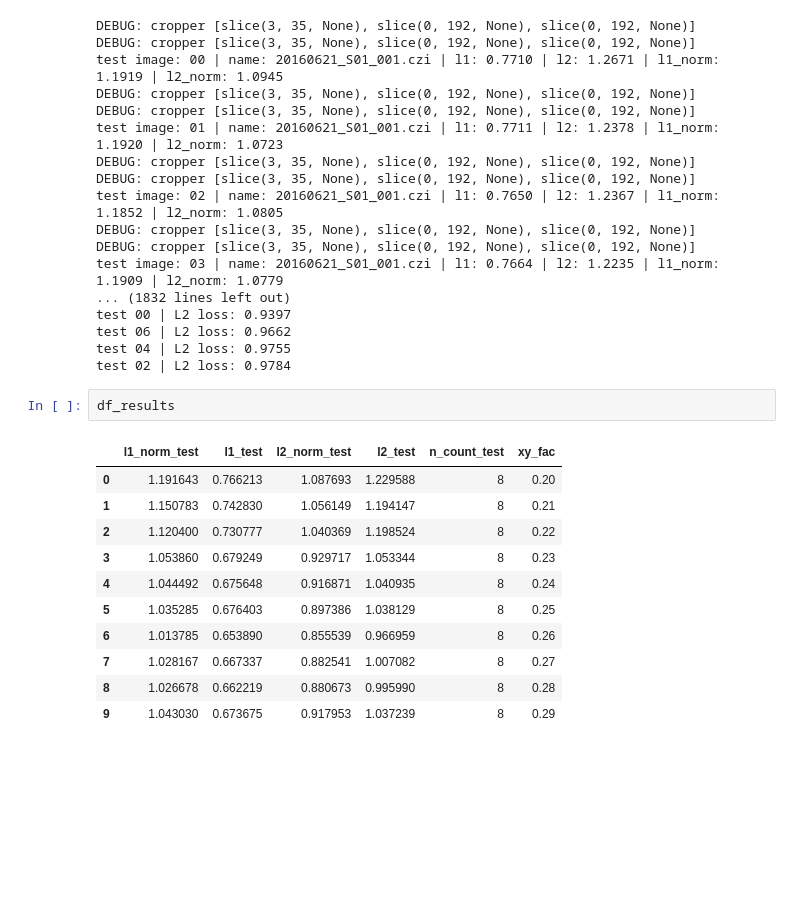
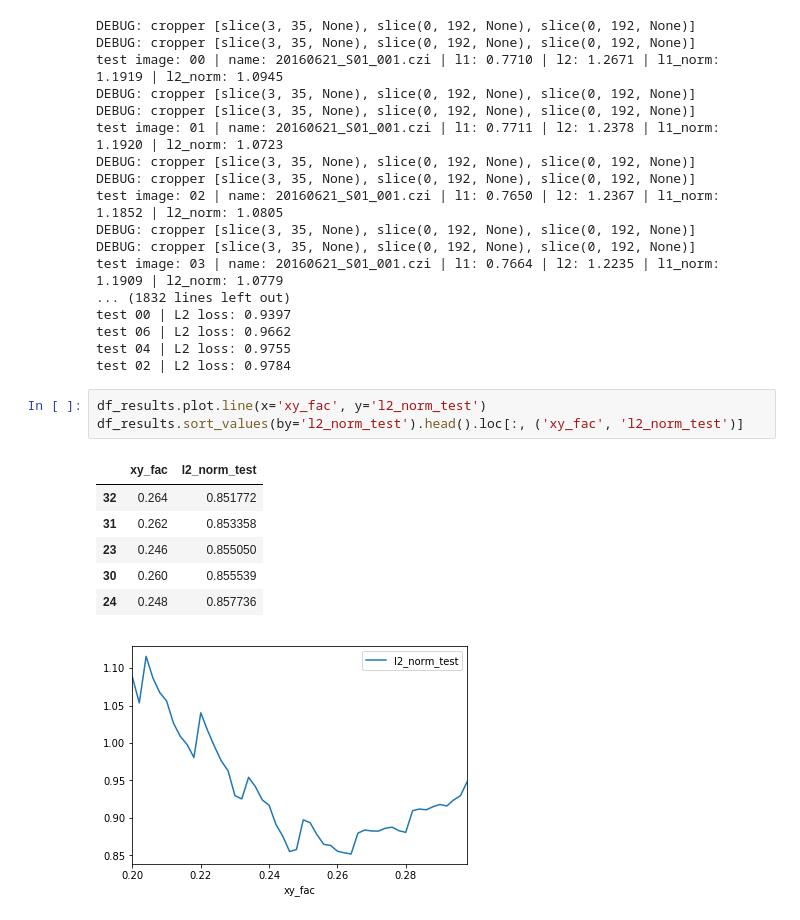
Before and after one commit to AllenCellModeling/pytorch_fnet, a Jupyter notebook: notebooks/scale_check.ipynb, the cells around one changed output. Drawn from its saved outputs; the diff is of its cells as text; blank space fills up the shorter version.

```diff
--- a/notebooks/scale_check.ipynb
+++ b/notebooks/scale_check.ipynb
@@ -106,17 +107,14 @@ test 00 | L2 loss: 0.9397
 test 06 | L2 loss: 0.9662
 test 04 | L2 loss: 0.9755
 test 02 | L2 loss: 0.9784
-# %%
-df_results
-# %% [output]
-|  | l1_norm_test | l1_test | l2_norm_test | l2_test | n_count_test | xy_fac |
-| 0 | 1.191643 | 0.766213 | 1.087693 | 1.229588 | 8 | 0.20 |
-| 1 | 1.150783 | 0.742830 | 1.056149 | 1.194147 | 8 | 0.21 |
-| 2 | 1.120400 | 0.730777 | 1.040369 | 1.198524 | 8 | 0.22 |
-| 3 | 1.053860 | 0.679249 | 0.929717 | 1.053344 | 8 | 0.23 |
-| 4 | 1.044492 | 0.675648 | 0.916871 | 1.040935 | 8 | 0.24 |
-| 5 | 1.035285 | 0.676403 | 0.897386 | 1.038129 | 8 | 0.25 |
-| 6 | 1.013785 | 0.653890 | 0.855539 | 0.966959 | 8 | 0.26 |
-| 7 | 1.028167 | 0.667337 | 0.882541 | 1.007082 | 8 | 0.27 |
-| 8 | 1.026678 | 0.662219 | 0.880673 | 0.995990 | 8 | 0.28 |
-| 9 | 1.043030 | 0.673675 | 0.917953 | 1.037239 | 8 | 0.29 |
+# %%
+df_results.plot.line(x='xy_fac', y='l2_norm_test')
+df_results.sort_values(by='l2_norm_test').head().loc[:, ('xy_fac', 'l2_norm_test')]
+# %% [output]
+|  | xy_fac | l2_norm_test |
+| 32 | 0.264 | 0.851772 |
+| 31 | 0.262 | 0.853358 |
+| 23 | 0.246 | 0.855050 |
+| 30 | 0.260 | 0.855539 |
+| 24 | 0.248 | 0.857736 |
+[figure, added]
```
Also changed, not shown: parts of 1 cell of this notebook, 4 other files.
